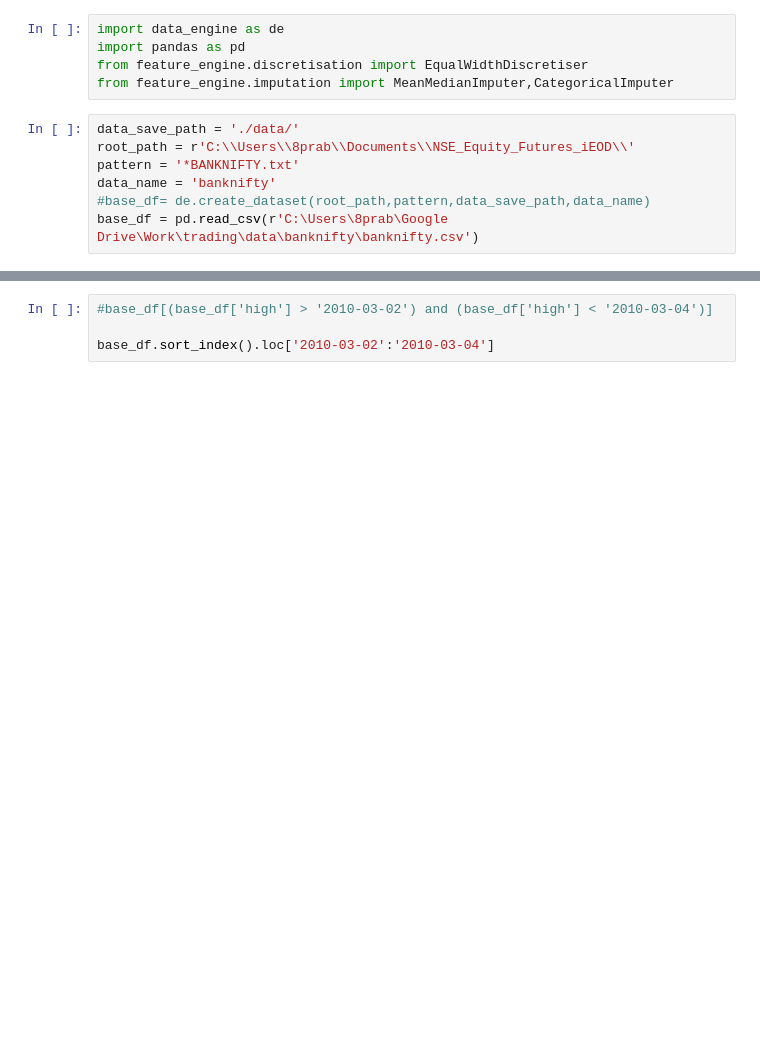
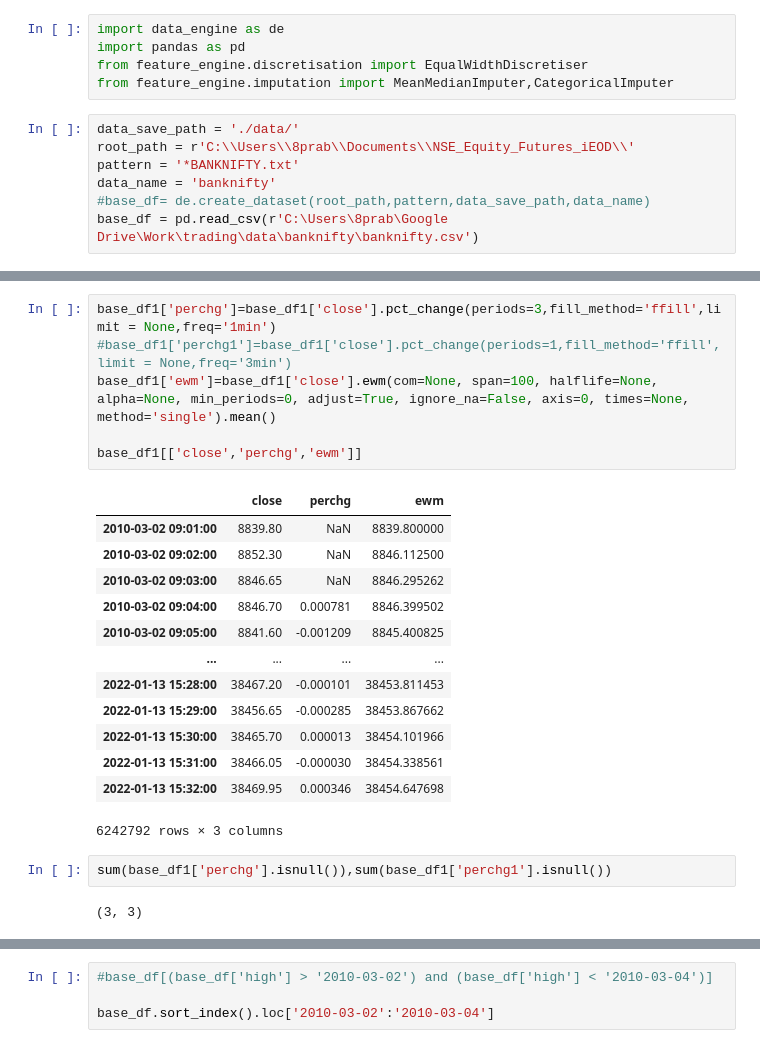
Before and after one commit to xooca/quant_game, a Jupyter notebook: ml_model.ipynb, the cells around one changed output, grey strips where cells are left out. Saved outputs shown, nothing was run; the diff lists cells and outputs as text; blank space fills up the shorter version.

```diff
--- a/ml_model.ipynb
+++ b/ml_model.ipynb
@@ -61,0 +191,24 @@ base_df2
+# %%
+base_df1['perchg']=base_df1['close'].pct_change(periods=3,fill_method='ffill',limit = None,freq='1min')
+#base_df1['perchg1']=base_df1['close'].pct_change(periods=1,fill_method='ffill',limit = None,freq='3min')
+base_df1['ewm']=base_df1['close'].ewm(com=None, span=100, halflife=None, alpha=None, min_periods=0, adjust=True, ignore_na=False, axis=0, times=None, method='single').mean()
+
+base_df1[['close','perchg','ewm']]
+# %% [output]
+|  | close | perchg | ewm |
+| 2010-03-02 09:01:00 | 8839.80 | NaN | 8839.800000 |
+| 2010-03-02 09:02:00 | 8852.30 | NaN | 8846.112500 |
+| 2010-03-02 09:03:00 | 8846.65 | NaN | 8846.295262 |
+| 2010-03-02 09:04:00 | 8846.70 | 0.000781 | 8846.399502 |
+| 2010-03-02 09:05:00 | 8841.60 | -0.001209 | 8845.400825 |
+| ... | ... | ... | ... |
+| 2022-01-13 15:28:00 | 38467.20 | -0.000101 | 38453.811453 |
+| 2022-01-13 15:29:00 | 38456.65 | -0.000285 | 38453.867662 |
+| 2022-01-13 15:30:00 | 38465.70 | 0.000013 | 38454.101966 |
+| 2022-01-13 15:31:00 | 38466.05 | -0.000030 | 38454.338561 |
+| 2022-01-13 15:32:00 | 38469.95 | 0.000346 | 38454.647698 |
+6242792 rows × 3 columns
+# %%
+sum(base_df1['perchg'].isnull()),sum(base_df1['perchg1'].isnull())
+# %% [output]
+(3, 3)
```
Also changed, not shown: parts of 18 cells of this notebook, 2 other files.
